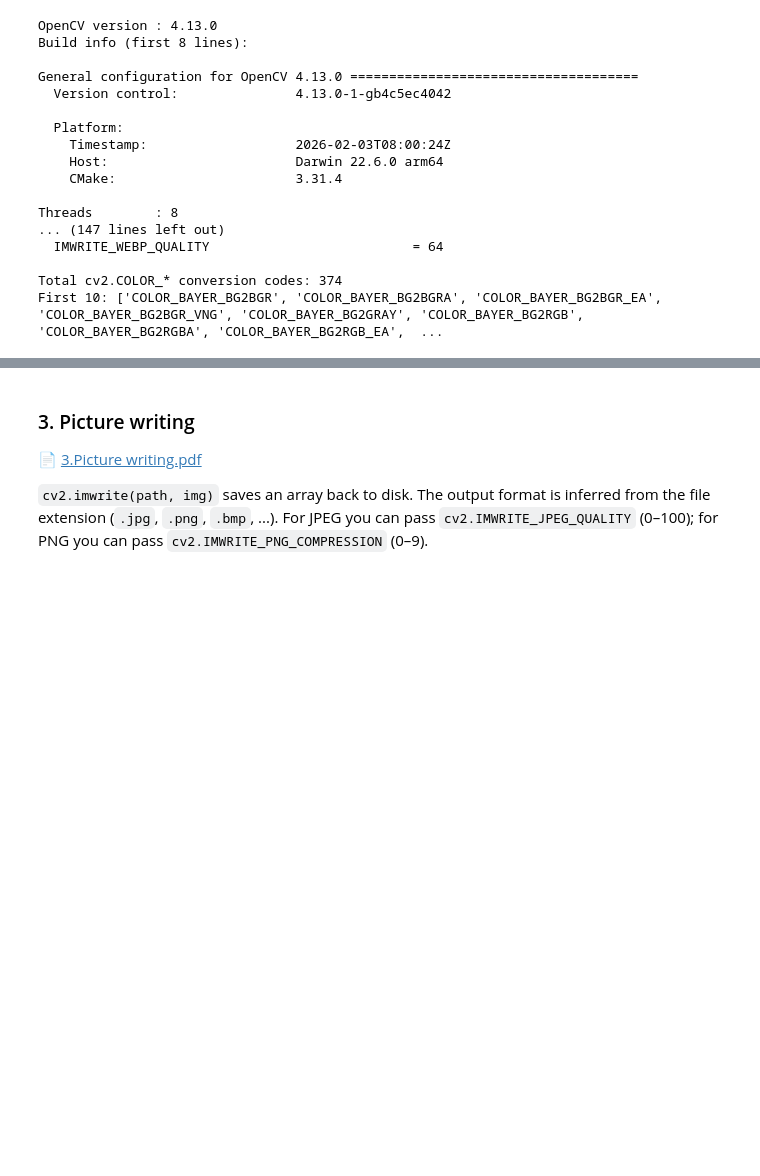
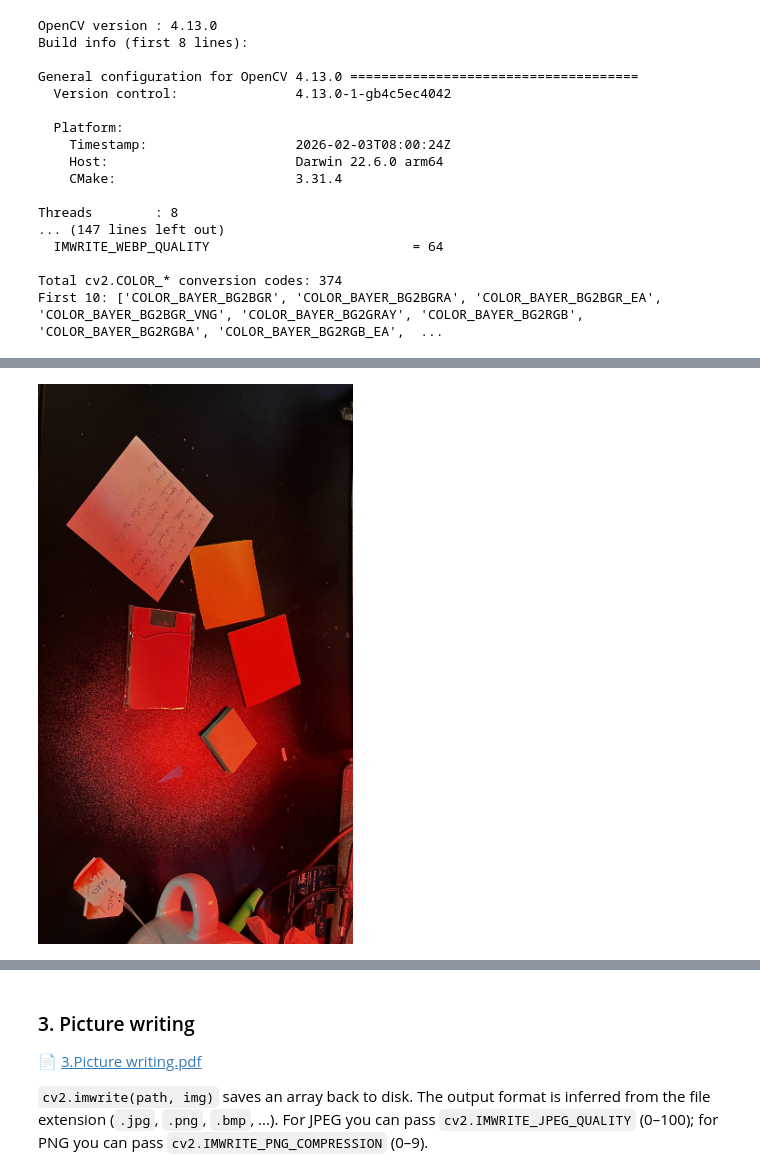
Before and after one commit to Robjects-Community/pi-basics, a Jupyter notebook: tutorials/tutorial.ipynb, the cells around one changed output, grey strips where cells are left out. Saved outputs shown, nothing was run; the diff lists cells and outputs as text; code cells hidden in the pictures; blank space fills up the shorter version.

```diff
--- a/tutorials/tutorial.ipynb
+++ b/tutorials/tutorial.ipynb
@@ -232,28 +234,44 @@ array to JPEG with `cv2.imencode` and pushes the bytes through an
 Demonstrate every flag/option of the cv2 image-reading and display APIs.
 
 Covers:
-  * cv2.imread        - every IMREAD_* flag (enumerated dynamically)
-  * cv2.imreadmulti   - multi-page / animated readers
-  * cv2.imdecode      - decode from a bytes buffer / np.ndarray
+  * cv2.imread - every IMREAD_* flag (enumerated dynamically)
+  * cv2.imreadmulti - multi-page / animated readers
+  * cv2.imdecode - decode from a bytes buffer / np.ndarray
   * cv2.haveImageReader - format support probe
   * cv2.imshow + cv2.namedWindow - every WINDOW_* + WND_PROP_* flag
   * cv2.waitKey / cv2.waitKeyEx / cv2.pollKey
   * cv2.destroyWindow / cv2.destroyAllWindows
-  * notebook-friendly display via ipywidgets.Image
+  * notebook-friendly display via IPython.display.Image
 """
 import cv2
 import numpy as np
-import ipywidgets.widgets as widgets
-from IPython.display import display
+from pathlib import Path
+from IPython.display import Image as NotebookImage, display
 
-IMAGE_PATHS = ("render1.jpg", "render2.jpg")  # any local images
+IMAGE_NAMES = ("render1.jpg", "render2.jpg")
+
+
+def resolve_image_path(image_name: str) -> Path:
+    """Resolve tutorial image paths whether cwd is the repo root or tutorials/."""
+    base_dir = Path.cwd()
+    root_dir = globals().get("project_root", base_dir)
+    candidates = (
+        base_dir / image_name,
+        base_dir / "tutorials" / image_name,
+        Path(root_dir) / "tutorials" / image_name,
+    )
+    for candidate in candidates:
+        if candidate.exists():
+            return candidate
+    return candidates[0]
+
 
 # ---------------------------------------------------------------------------
 # 1. Enumerate every cv2.IMREAD_* flag dynamically (no missing constants).
 # ---------------------------------------------------------------------------
 IMREAD_FLAGS = sorted(
     ((name, getattr(cv2, name)) for name in dir(cv2) if name.startswith("IMREAD_")),
-    key=lambda nv: nv[1],
+    key=lambda item: (item[1], item[0]),
 )
 print("All cv2.IMREAD_* flags:")
 for name, value in IMREAD_FLAGS:
@@ -271,58 +289,66 @@ print("\nAll cv2.WINDOW_* / WND_PROP_* flags:")
 for name, value in WINDOW_FLAGS:
     print(f"  {name:<35} = {value}")
 
+
 # ---------------------------------------------------------------------------
-# 3. Helper: encode a BGR/gray ndarray as JPEG bytes for ipywidgets.Image.
+# 3. Helper: encode an ndarray as JPEG bytes for notebook display.
 # ---------------------------------------------------------------------------
-def bgr8_to_jpeg(value, quality=75):
-    """Encode an ndarray as JPEG bytes, suitable for ipywidgets.Image."""
-    return bytes(cv2.imencode('.jpg', value, [cv2.IMWRITE_JPEG_QUALITY, quality])[1])
+def ndarray_to_jpeg_bytes(value, quality=75):
+    """Encode an ndarray as JPEG bytes for IPython.display.Image."""
+    ok, encoded = cv2.imencode(
+        ".jpg",
+        value,
+        [cv2.IMWRITE_JPEG_QUALITY, quality],
+    )
+    if not ok:
+        raise RuntimeError("cv2.imencode failed while creating preview bytes")
+    return encoded.tobytes()
+
 
 # ---------------------------------------------------------------------------
 # 4. Per-image: read with every IMREAD_* flag, display, and exercise the
 #    multi-image / decode-from-buffer / format-probe APIs.
 # ---------------------------------------------------------------------------
-for IMAGE_PATH in IMAGE_PATHS:
-    print(f"\n=== {IMAGE_PATH} ===")
+for image_name in IMAGE_NAMES:
+    image_path = resolve_image_path(image_name)
+    print(f"\n=== {image_path.name} ===")
+    print(f"resolved path     : {image_path}")
 
     # Format-support probe (returns False for unsupported / missing files).
-    print(f"haveImageReader  : {cv2.haveImageReader(IMAGE_PATH)}")
+    print(f"haveImageReader   : {cv2.haveImageReader(str(image_path))}")
     if hasattr(cv2, "haveImageWriter"):
-        print(f"haveImageWriter  : {cv2.haveImageWriter(IMAGE_PATH)}")
+        print(f"haveImageWriter   : {cv2.haveImageWriter(str(image_path))}")
 
-    probe = cv2.imread(IMAGE_PATH, cv2.IMREAD_COLOR)
+    probe = cv2.imread(str(image_path), cv2.IMREAD_COLOR)
     if probe is None:
-        print(f"Could not read {IMAGE_PATH!r} - skipping demo.")
+        print(f"Could not read {str(image_path)!r} - skipping demo.")
         continue
 
     # 4a. Apply every imread flag and report shape / dtype.
     print(f"\n{'flag':<35} {'value':>5}  shape              dtype")
     print("-" * 70)
     for name, value in IMREAD_FLAGS:
-        img = cv2.imread(IMAGE_PATH, value)
+        img = cv2.imread(str(image_path), value)
         shape = img.shape if img is not None else "(load failed)"
         dtype = img.dtype if img is not None else "-"
         print(f"{name:<35} {value:>5}  {str(shape):<18} {dtype}")
 
     # 4b. cv2.imreadmulti - multi-page formats (TIFF/GIF). Falls back to a
     #     single-frame list for ordinary JPEG/PNG.
-    ok, frames = cv2.imreadmulti(IMAGE_PATH, flags=cv2.IMREAD_UNCHANGED)
-    print(f"\nimreadmulti      : ok={ok}, frames={len(frames) if ok else 0}")
+    ok, frames = cv2.imreadmulti(str(image_path), flags=cv2.IMREAD_UNCHANGED)
+    print(f"\nimreadmulti       : ok={ok}, frames={len(frames) if ok else 0}")
 
     # 4c. cv2.imdecode - decode the file from a raw byte buffer.
-    with open(IMAGE_PATH, "rb") as fh:
-        buf = np.frombuffer(fh.read(), dtype=np.uint8)
+    buf = np.frombuffer(image_path.read_bytes(), dtype=np.uint8)
     decoded = cv2.imdecode(buf, cv2.IMREAD_COLOR)
-    print(f"imdecode shape   : {None if decoded is None else decoded.shape}")
+    print(f"imdecode shape    : {None if decoded is None else decoded.shape}")
 
-    # 4d. Notebook-friendly display via ipywidgets.
-    image_widget = widgets.Image(format='jpg', width=400, height=400)
-    display(image_widget)
-    image_widget.value = bgr8_to_jpeg(probe)
+    # 4d. Notebook-friendly display via standard IPython image output.
+    display(NotebookImage(data=ndarray_to_jpeg_bytes(probe)))
 
 # ---------------------------------------------------------------------------
 # 5. Desktop window display - reference of every cv2 windowing call.
-#     These only work in a regular .py script (not inside Jupyter).
+#    These only work in a regular .py script (not inside Jupyter).
 # ---------------------------------------------------------------------------
 # WINDOW_FLAG_COMBOS = [
 #     cv2.WINDOW_AUTOSIZE,                       # default; not resizable
@@ -336,8 +362,8 @@ for IMAGE_PATH in IMAGE_PATHS:
 #     cv2.setWindowProperty("frame", cv2.WND_PROP_FULLSCREEN, cv2.WINDOW_NORMAL)
 #     cv2.imshow("frame", probe)
 #     key = cv2.waitKey(0)        # 0 = wait forever; >0 = milliseconds
-#     # cv2.waitKeyEx(0)           # like waitKey but returns extended codes
-#     # cv2.pollKey()              # non-blocking variant (returns -1 if none)
+#     # cv2.waitKeyEx(0)          # like waitKey but returns extended codes
+#     # cv2.pollKey()             # non-blocking variant (returns -1 if none)
 #     cv2.destroyWindow("frame")
 # cv2.destroyAllWindows()
 # %% [output]
@@ -360,0 +387 @@ imdecode shape   : (4032, 2268, 3)
+[figure, added]
```
Also changed, not shown: parts of 3 cells of this notebook.
